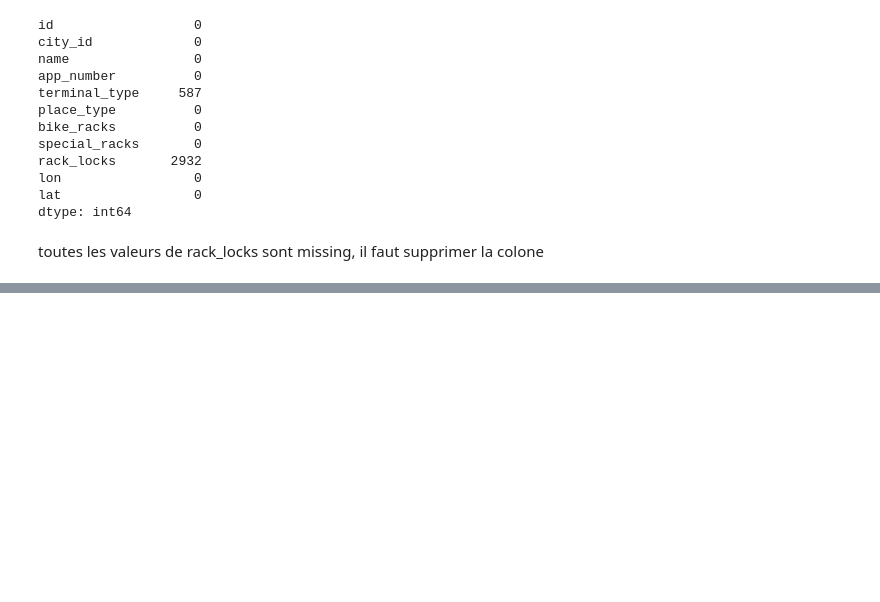
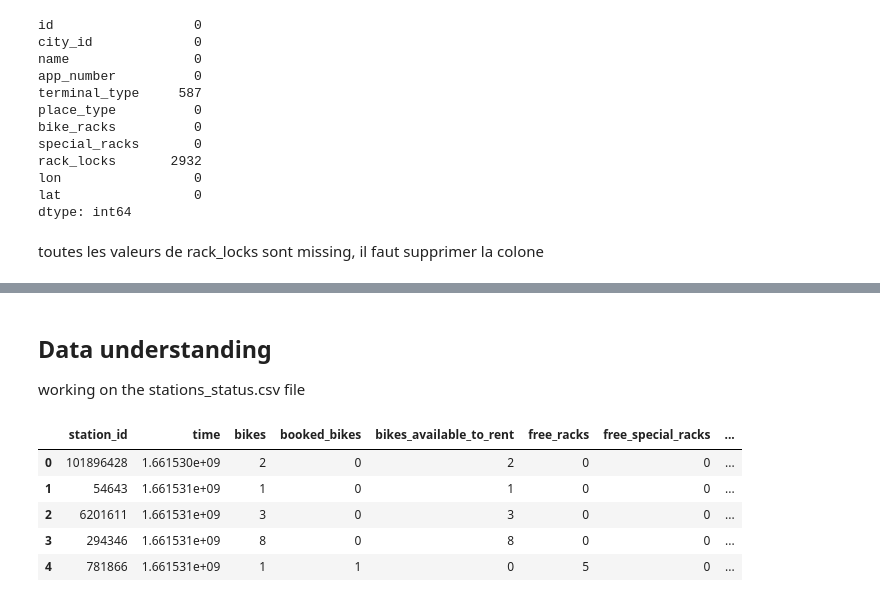
Before and after one commit to Fati349/FML-Challenge, a Jupyter notebook: notebooks/01_exploration.ipynb, the cells around one changed output, grey strips where cells are left out. Saved outputs shown, nothing was run; the diff lists cells and outputs as text; code cells hidden in the pictures; blank space fills up the shorter version.

```diff
--- a/notebooks/01_exploration.ipynb
+++ b/notebooks/01_exploration.ipynb
@@ -443,0 +462,3 @@ stations.describe()
+# %% [markdown]
+## Data understanding
+working on the stations_status.csv file
@@ -443,0 +467,9 @@ stations.describe()
+# %%
+stations_status.head()
+# %% [output]
+|  | station_id | time | bikes | booked_bikes | bikes_available_to_rent | free_racks | free_special_racks | ... |
+| 0 | 101896428 | 1.661530e+09 | 2 | 0 | 2 | 0 | 0 | ... |
+| 1 | 54643 | 1.661531e+09 | 1 | 0 | 1 | 0 | 0 | ... |
+| 2 | 6201611 | 1.661531e+09 | 3 | 0 | 3 | 0 | 0 | ... |
+| 3 | 294346 | 1.661531e+09 | 8 | 0 | 8 | 0 | 0 | ... |
+| 4 | 781866 | 1.661531e+09 | 1 | 1 | 0 | 5 | 0 | ... |
```
Also changed, not shown: parts of 6 cells of this notebook.
